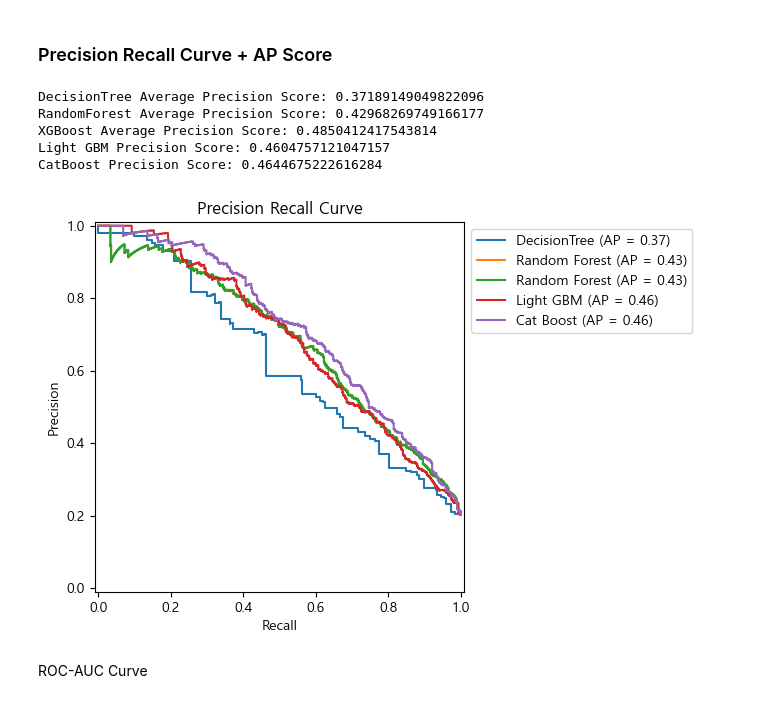
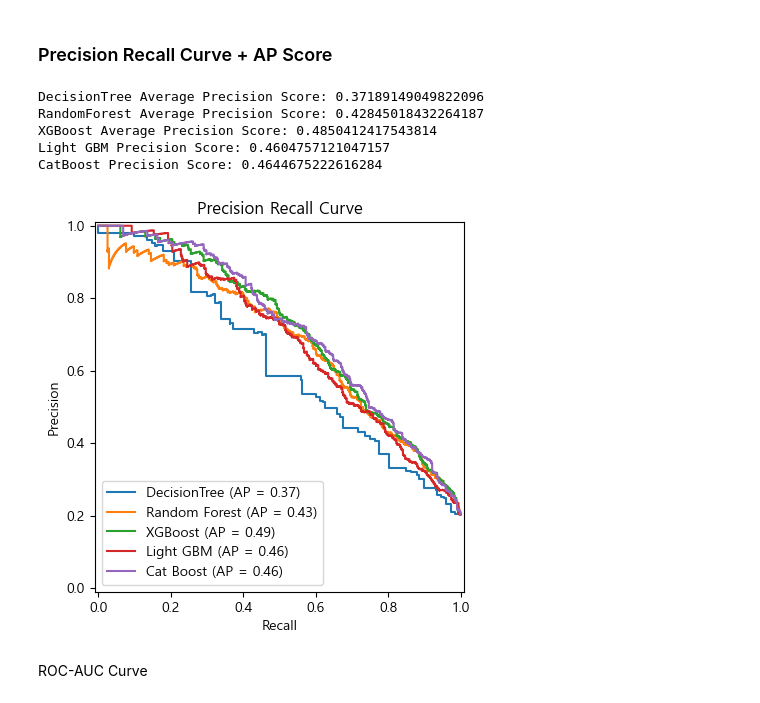
Before and after one commit to SKNETWORKS-FAMILY-AICAMP/SKN21-2nd-1Team, a Jupyter notebook: dkjung/churn.ipynb, the cells around one changed output. Drawn from its saved outputs; the diff is of its cells as text; code cells hidden in the pictures.

```diff
--- a/dkjung/churn.ipynb
+++ b/dkjung/churn.ipynb
@@ -787,37 +809,37 @@ print("CatBoost Precision Score:", cat_ap)
 
 
 precisions1, recalls1, _ = precision_recall_curve(y_test, y_proba_tree)
 precisions2, recalls2, _ = precision_recall_curve(y_test, y_proba_rf)
 precisions3, recalls3, _ = precision_recall_curve(y_test, y_proba_xgb)
 precisions4, recalls4, _ = precision_recall_curve(y_test, y_proba_lgbm)
 precisions5, recalls5, _ = precision_recall_curve(y_test, y_proba_cat)
 ax = plt.gca()
 
 disp_tree = PrecisionRecallDisplay(precisions1, recalls1,  average_precision=tree_ap, estimator_name="DecisionTree" )
 disp_tree.plot(ax=ax)
 
 disp_rfc = PrecisionRecallDisplay(precisions2, recalls2, average_precision=rfc_ap, estimator_name="Random Forest")
 disp_rfc.plot(ax=ax)
 
 disp_xgb = PrecisionRecallDisplay(precisions3, recalls3, average_precision=xgb_ap, estimator_name="XGBoost")
-disp_rfc.plot(ax=ax)
+disp_xgb.plot(ax=ax)
 
 disp_lgbm = PrecisionRecallDisplay(precisions4, recalls4, average_precision=lgbm_ap, estimator_name="Light GBM")
 disp_lgbm.plot(ax=ax)
 
 disp_cat = PrecisionRecallDisplay(precisions5, recalls5, average_precision=cat_ap, estimator_name="Cat Boost")
 disp_cat.plot(ax=ax)
 
 plt.title("Precision Recall Curve")
-plt.legend(bbox_to_anchor=(1,1), loc="upper left")
+plt.legend(bbox_to_anchor=(0,0), loc="lower left")
 plt.show()
 # %% [output]
 DecisionTree Average Precision Score: 0.37189149049822096
-RandomForest Average Precision Score: 0.42968269749166177
+RandomForest Average Precision Score: 0.42845018432264187
 XGBoost Average Precision Score: 0.4850412417543814
 Light GBM Precision Score: 0.4604757121047157
 CatBoost Precision Score: 0.4644675222616284
-[figure, old version]
+[figure, new version]
 # %% [markdown]
 ROC-AUC Curve
 # %%
```
Also changed, not shown: parts of 8 cells of this notebook, 5 other files.
